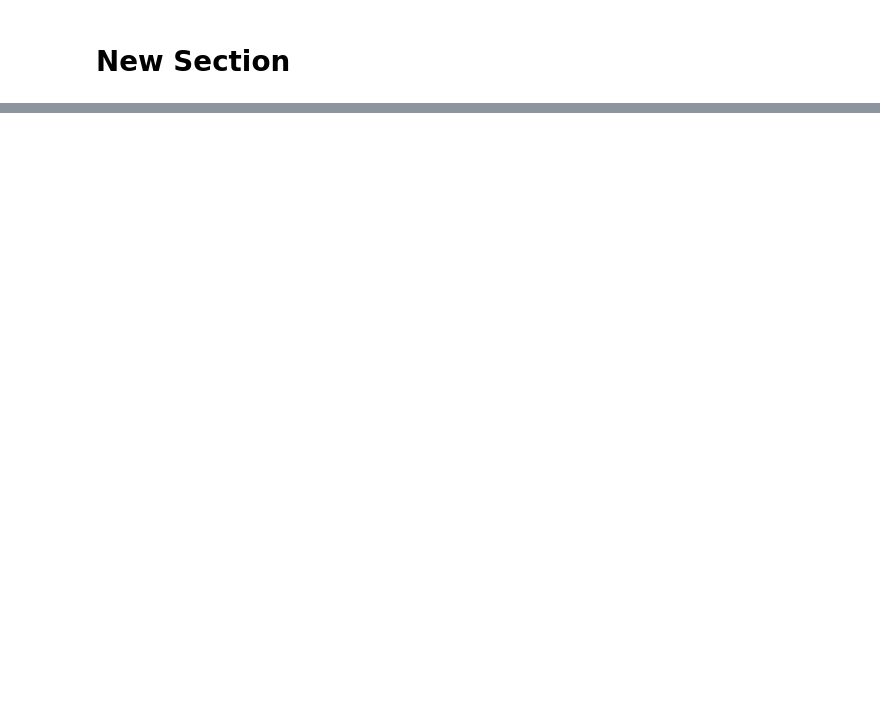
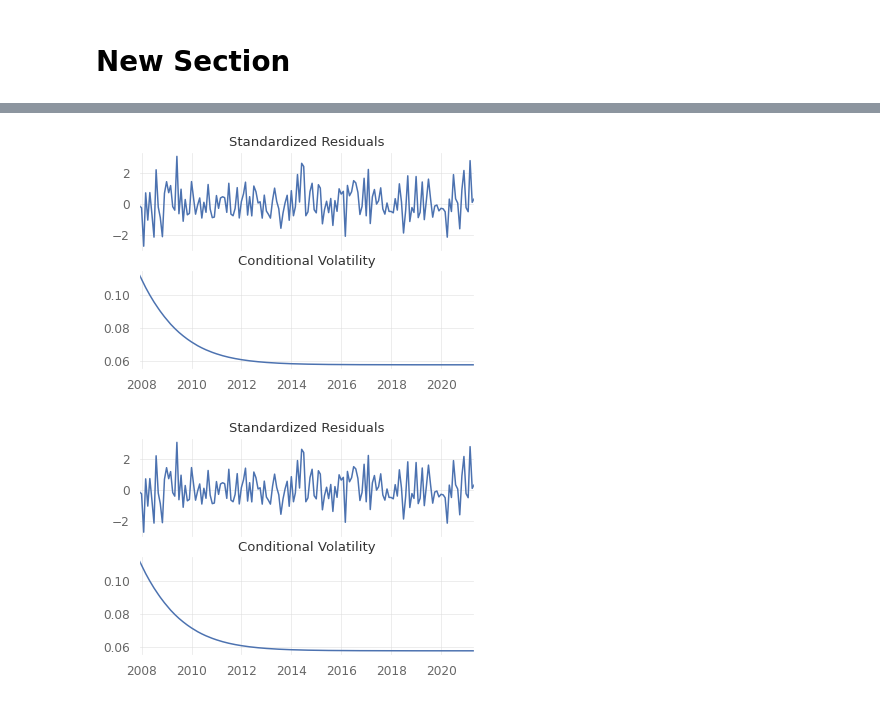
Before and after one commit to AMAYadav/PROJECTS-, a Jupyter notebook: Volatility_study.ipynb, the cells around one changed output, grey strips where cells are left out. Saved outputs shown, nothing was run; the diff lists cells and outputs as text; code cells hidden in the pictures; blank space fills up the shorter version.

```diff
--- a/Volatility_study.ipynb
+++ b/Volatility_study.ipynb
@@ -95,5 +95,6 @@ os.environ['NIFTY_DATASET']= '/content/drive/MyDrive/NIFTY_DATASET'
 # %%
 # !unzip 'NIFTY DATASET.zip'
 # %%
-powergrid=pd.read_csv('/content/drive/MyDrive/NIFTY_DATASET/POWERGRID.csv',parse_dates=True)
+# df=pd.read_csv('/content/drive/MyDrive/NIFTY_DATASET/POWERGRID.csv',parse_dates=True)
+df=pd.read_csv('/content/drive/MyDrive/NIFTY_DATASET/POWERGRID.csv',parse_dates=True,infer_datetime_format=True,index_col='Date')
 # %%
@@ -221,9 +223,9 @@ powergrid.iloc[:,2:8].plot(subplots=True,figsize=(18,8))[0]
 # %% [markdown]
 Monthly
 # %%
-powergrid_monthly=powergrid.resample('M')\
+monthly_df=df.resample('M')\
 .last()
-powergrid_monthly
+monthly_df
 # %% [output]
 |  | Symbol | Series | Prev Close | Open | High | Low | Last | Close | VWAP | Volume | Turnover | ... |
 | Date |  |  |  |  |  |  |  |  |  |  |  | ... |
@@ -395,10 +397,10 @@ powergrid_yearly.iloc[:,3:10].describe().round(3).iloc[1:]
 # %%
 ## calculating returns
 
-ret_monthly= powergrid_monthly['Close'].pct_change().dropna()
-ret_quarterly= powergrid_quarterly['Close'].pct_change().dropna()
-ret_half_yearly=powergrid_half_yearly['Close'].pct_change().dropna()
-ret_yearly=powergrid_yearly['Close'].pct_change().dropna()
+ret_monthly= monthly_df['Close'].pct_change().dropna()
+ret_quarterly= quarterly_df['Close'].pct_change().dropna()
+ret_half_yearly=half_yearly_df['Close'].pct_change().dropna()
+ret_yearly=yearly_df['Close'].pct_change().dropna()
 # %%
 #stats test -- Test of Normality
 
@@ -484,0 +537,7 @@ TEST OF EQUIVENT VOLATILITY
+# %%
+from arch import arch_model
+
+arch=arch_model(ret_monthly,mean='zero',vol='GARCH',p=1,rescale=False).fit(disp='off')
+print(arch.summary())
+
+forecast=arch.forecast(reindex=True)
@@ -484,0 +565,5 @@ TEST OF EQUIVENT VOLATILITY
+# %%
+arch.plot()
+# %% [output]
+[figure, added]
+[figure, added]
```
Also changed, not shown: parts of 33 cells of this notebook.
